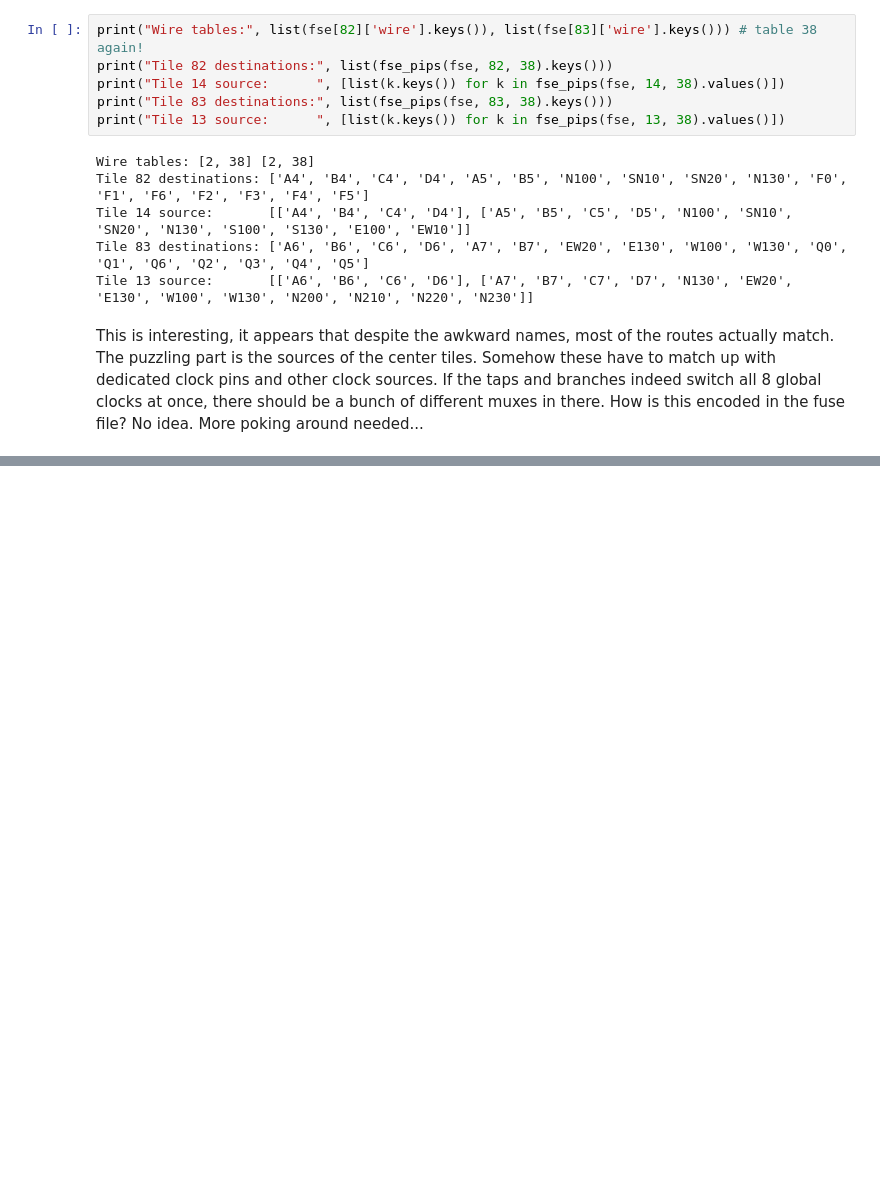
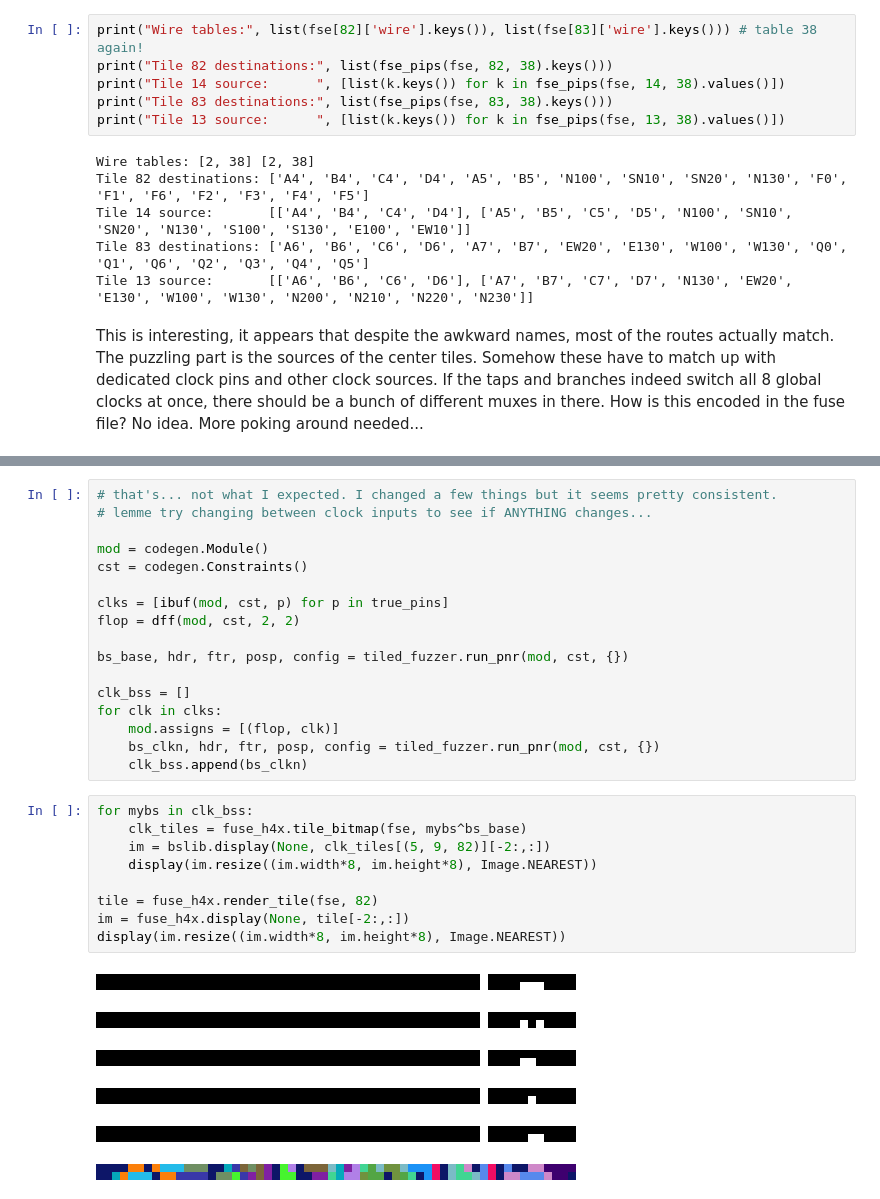
Before and after one commit to YosysHQ/apicula, a Jupyter notebook: clock_experiments.ipynb, the cells around one changed output, grey strips where cells are left out. Drawn from its saved outputs; the diff is of its cells as text; blank space fills up the shorter version.

Commit message:
more messing with clocks

```diff
--- a/clock_experiments.ipynb
+++ b/clock_experiments.ipynb
@@ -249,0 +342,33 @@ display(im.resize((im.width*8, im.height*8), Image.NEAREST))
+# %%
+# that's... not what I expected. I changed a few things but it seems pretty consistent.
+# lemme try changing between clock inputs to see if ANYTHING changes...
+
+mod = codegen.Module()
+cst = codegen.Constraints()
+
+clks = [ibuf(mod, cst, p) for p in true_pins]
+flop = dff(mod, cst, 2, 2)
+
+bs_base, hdr, ftr, posp, config = tiled_fuzzer.run_pnr(mod, cst, {})
+
+clk_bss = []
+for clk in clks:
+    mod.assigns = [(flop, clk)]
+    bs_clkn, hdr, ftr, posp, config = tiled_fuzzer.run_pnr(mod, cst, {})
+    clk_bss.append(bs_clkn)
+# %%
+for mybs in clk_bss:
+    clk_tiles = fuse_h4x.tile_bitmap(fse, mybs^bs_base)
+    im = bslib.display(None, clk_tiles[(5, 9, 82)][-2:,:])
+    display(im.resize((im.width*8, im.height*8), Image.NEAREST))
+
+tile = fuse_h4x.render_tile(fse, 82)
+im = fuse_h4x.display(None, tile[-2:,:])
+display(im.resize((im.width*8, im.height*8), Image.NEAREST))
+# %% [output]
+[figure, added]
+[figure, added]
+[figure, added]
+[figure, added]
+[figure, added]
+[figure, added]
```
Also changed, not shown: parts of 10 cells of this notebook.
